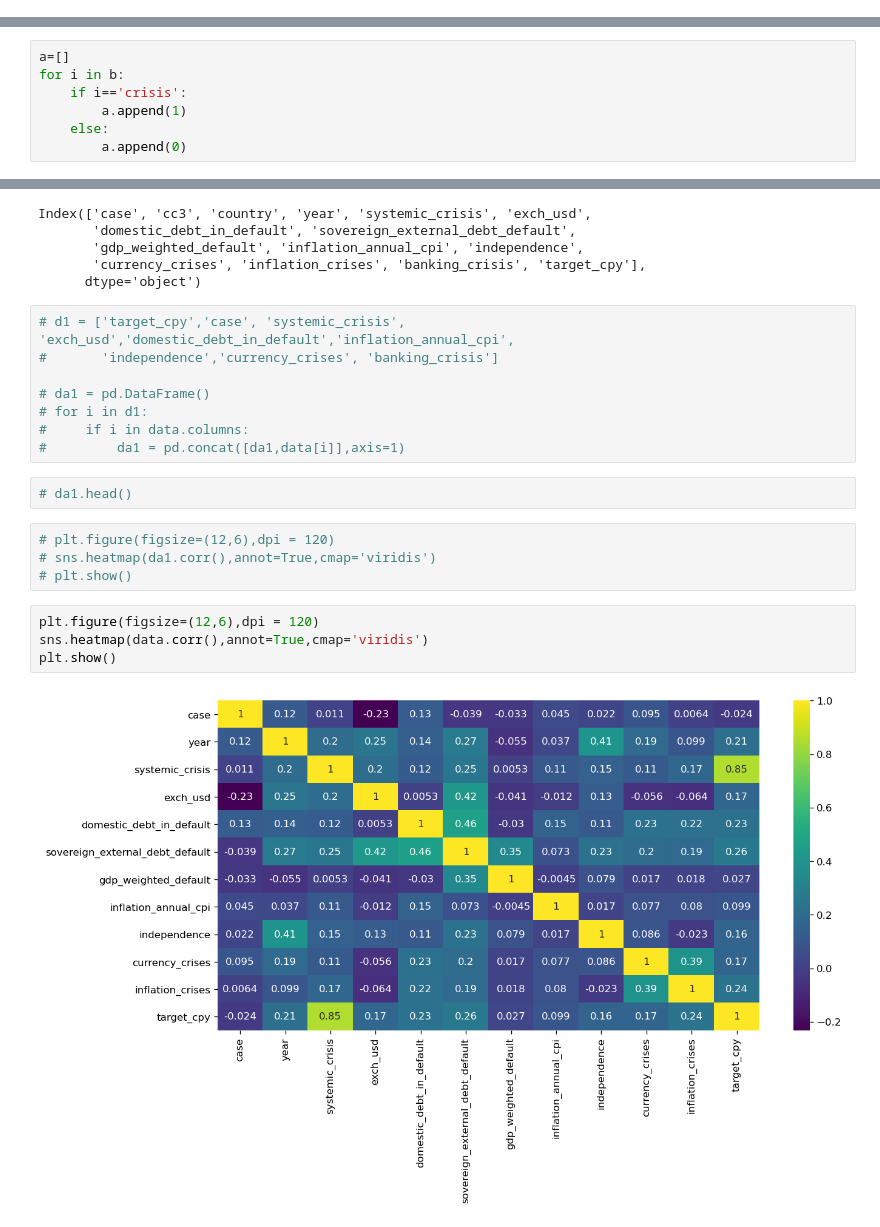
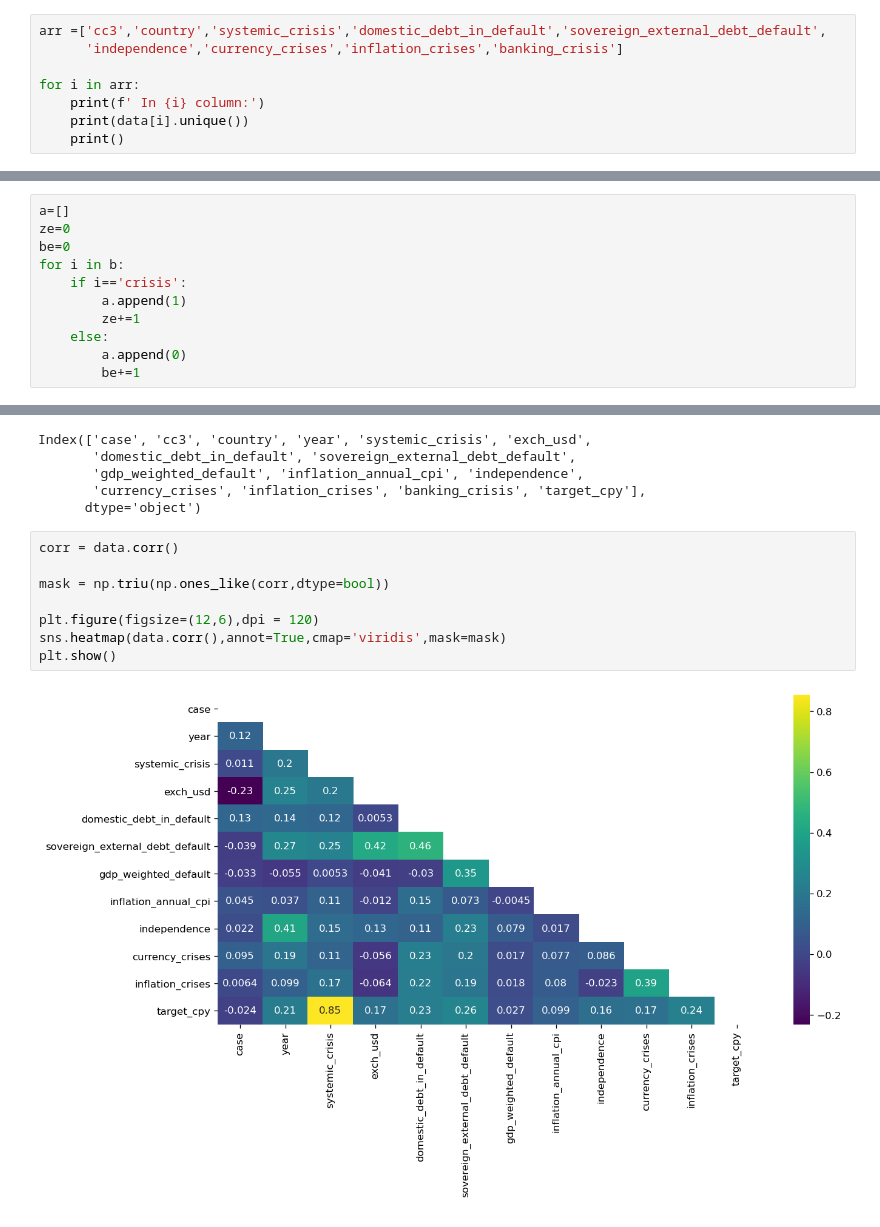
Before and after one commit to himanshu238/DataScience, a Jupyter notebook: dt_ rf/econCrisis.ipynb, the cells around one changed output, grey strips where cells are left out. Drawn from its saved outputs; the diff is of its cells as text.

```diff
--- a/dt_ rf/econCrisis.ipynb
+++ b/dt_ rf/econCrisis.ipynb
@@ -47,0 +46,8 @@ data.corr()
+# %%
+arr =['cc3','country','systemic_crisis','domestic_debt_in_default','sovereign_external_debt_default',
+      'independence','currency_crises','inflation_crises','banking_crisis']
+
+for i in arr:
+    print(f' In {i} column:')
+    print(data[i].unique())
+    print()
@@ -49,8 +73,12 @@ data.corr()
 b = data.banking_crisis.copy()
 # %%
 a=[]
+ze=0
+be=0
 for i in b:
     if i=='crisis':
         a.append(1)
+        ze+=1
     else:
         a.append(0)
+        be+=1
@@ -68,23 +102,13 @@ Index(['case', 'cc3', 'country', 'year', 'systemic_crisis', 'exch_usd',
        'gdp_weighted_default', 'inflation_annual_cpi', 'independence',
        'currency_crises', 'inflation_crises', 'banking_crisis', 'target_cpy'],
       dtype='object')
-# %%
-# d1 = ['target_cpy','case', 'systemic_crisis', 'exch_usd','domestic_debt_in_default','inflation_annual_cpi',
-#       'independence','currency_crises', 'banking_crisis']
-
-# da1 = pd.DataFrame()
-# for i in d1:
-#     if i in data.columns:
-#         da1 = pd.concat([da1,data[i]],axis=1)
-# %%
-# da1.head()
 # %%
-# plt.figure(figsize=(12,6),dpi = 120)
-# sns.heatmap(da1.corr(),annot=True,cmap='viridis')
-# plt.show()
+corr = data.corr()
+
+mask = np.triu(np.ones_like(corr,dtype=bool))
+
+plt.figure(figsize=(12,6),dpi = 120)
+sns.heatmap(data.corr(),annot=True,cmap='viridis',mask=mask)
+plt.show()
+# %% [output]
+[figure, added]
-# %%
-plt.figure(figsize=(12,6),dpi = 120)
-sns.heatmap(data.corr(),annot=True,cmap='viridis')
-plt.show()
-# %% [output]
-[figure, removed]
```
Also changed, not shown: parts of 15 cells of this notebook.
